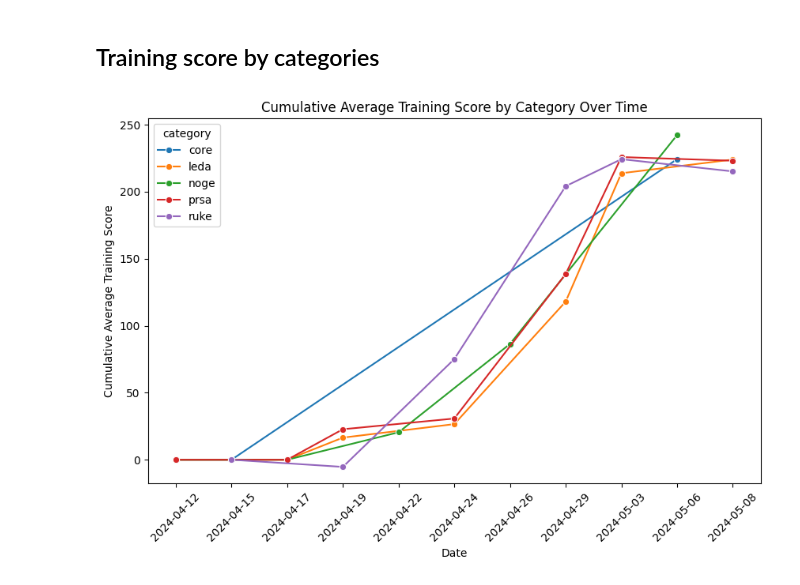
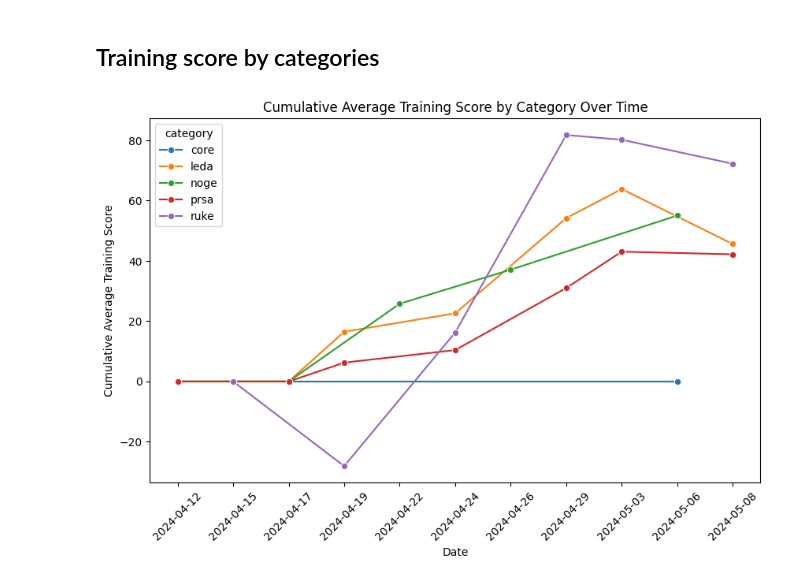
Before and after one commit to PtahSeker/psw-workout, a Jupyter notebook: workout.ipynb, the cells around one changed output. Drawn from its saved outputs; the diff is of its cells as text; code cells hidden in the pictures.

Commit message:
fix bug in training score by category

```diff
--- a/workout.ipynb
+++ b/workout.ipynb
@@ -154,18 +154,18 @@ plt.show()
 # %%
 training_score_by_category = average_weights.groupby(['date', 'category'])[
     'training_score'].mean().reset_index()
 
 # Calculate the cumulative training score over time
 training_score_by_category['cumulative_training_score'] = (
-    training_score_by_category['training_score'].cumsum())
+    training_score_by_category.groupby('category')['training_score'].cumsum())
 
 plt.figure(figsize=(10, 6))
 sns.lineplot(x='date', y='cumulative_training_score', hue='category',
              data=training_score_by_category, marker='o')
 plt.title('Cumulative Average Training Score by Category Over Time')
 plt.xlabel('Date')
 plt.ylabel('Cumulative Average Training Score')
 plt.xticks(rotation=45)
 plt.show()
 # %% [output]
-[figure, old version]
+[figure, new version]
```
